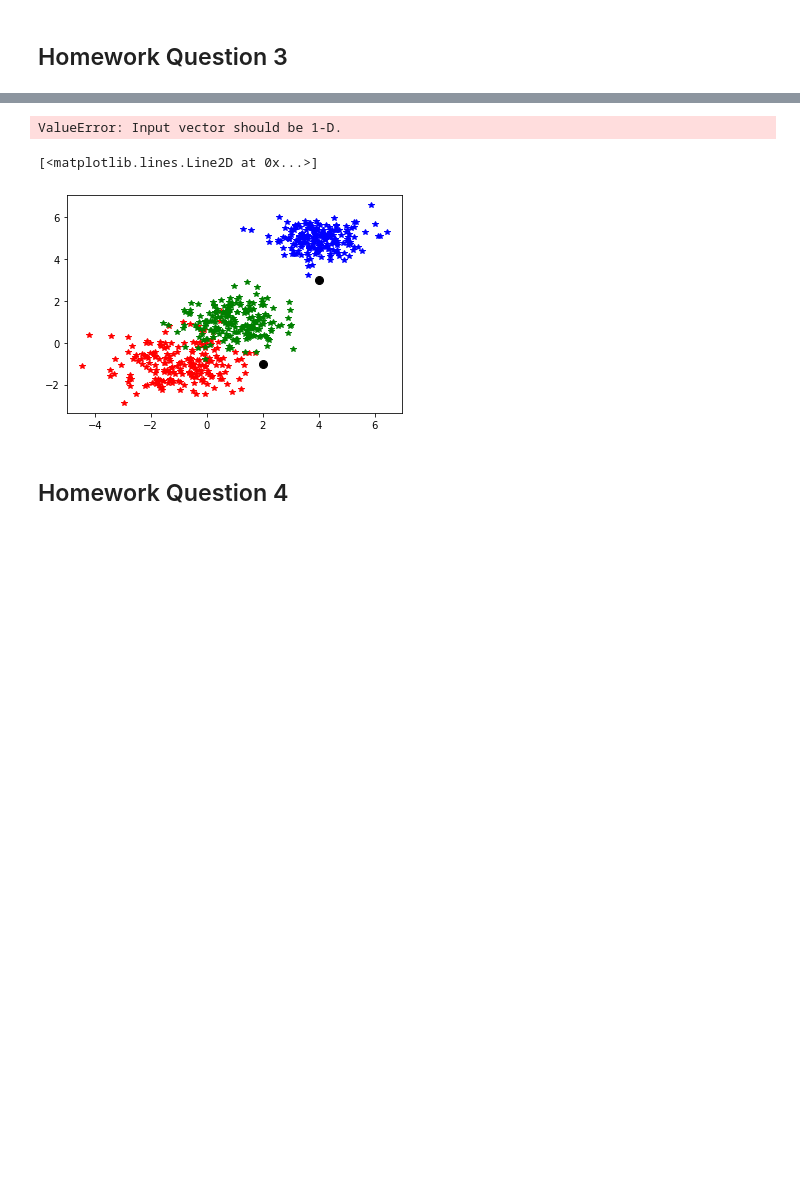
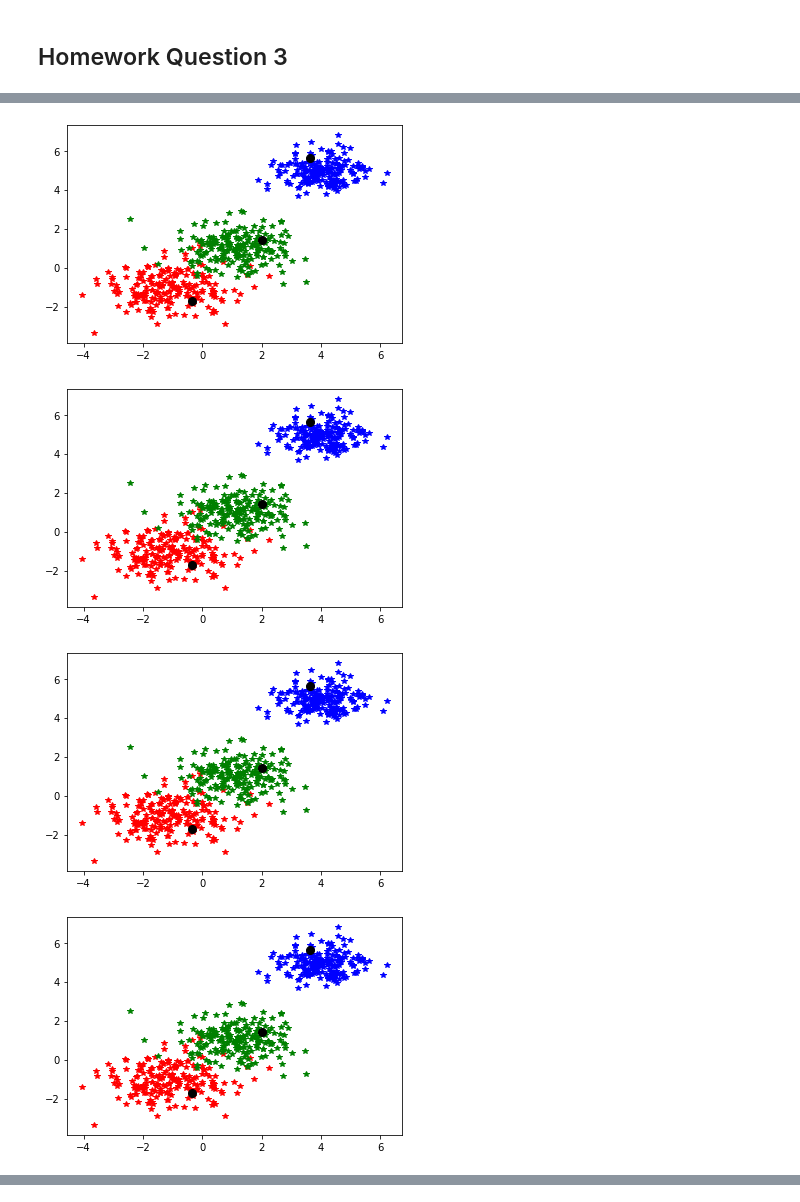
Before and after one commit to rarnold97/WSU, a Jupyter notebook: CS_7840/hw/hw1/rarnold_hw1.ipynb, the cells around one changed output, grey strips where cells are left out. Drawn from its saved outputs; the diff is of its cells as text; code cells hidden in the pictures; blank space fills up the shorter version.

```diff
--- a/CS_7840/hw/hw1/rarnold_hw1.ipynb
+++ b/CS_7840/hw/hw1/rarnold_hw1.ipynb
@@ -223,8 +224,24 @@ plt.plot(X[400:600,0], X[400:600, 1], 'b*')
 # %%
-from scipy.spatial.distance import euclidean as cdist
+from scipy.spatial.distance import cdist
 x = X
 k = 3
 no_of_iterations = 5
 idx = np.sort(np.random.choice(len(x), k, replace=False))
 
-centroids = x[idx,:]
+for i in range(no_of_iterations):
+    centroids = x[idx,:]
+    k_by_1_corr_fn = cdist(x, centroids, 'seuclidean')
+    points = np.array([np.argmin(i) for i in k_by_1_corr_fn])
+
+    fig = plt.figure()
+    ax = plt.subplot(111)
+    ax.plot(X[0:200,0], X[0:200, 1], 'r*')
+    ax.plot(X[200:400,0], X[200:400,1], 'g*')
+    ax.plot(X[400:600,0], X[400:600, 1], 'b*')
+
+ax.plot(centroids[:,0], centroids[:,1], 'ko', markersize=8, label='centroids')
+# %% [output]
+[figure, added]
+[figure, added]
+[figure, added]
+[figure, added]
@@ -231,4 +248,0 @@ centroids = x[idx,:]
-# %%
-k_by_1_corr_fn = cdist(x, centroids, 'seuclidean')
-# %% [output]
-ValueError: Input vector should be 1-D.
@@ -237,11 +248,0 @@ points = np.array([np.argmin(i) for i in k_by_1_corr_fn])
-# %%
-plt.plot(X[0:200,0], X[0:200, 1], 'r*')
-plt.plot(X[200:400,0], X[200:400,1], 'g*')
-plt.plot(X[400:600,0], X[400:600, 1], 'b*')
-
-plt.plot(centroids[:,0], centroids[:,1], 'ko', markersize=8, label='centroids')
-# %% [output]
-[<matplotlib.lines.Line2D at 0x...>]
-[figure, removed]
-# %% [markdown]
-## Homework Question 4
```
Also changed, not shown: parts of 31 cells of this notebook.
